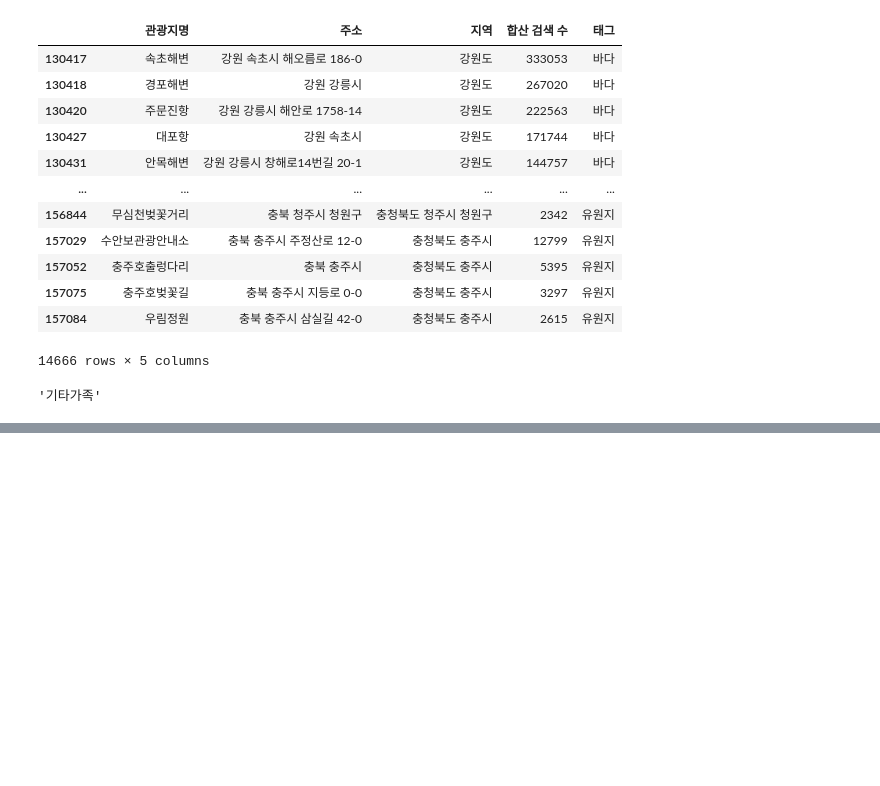
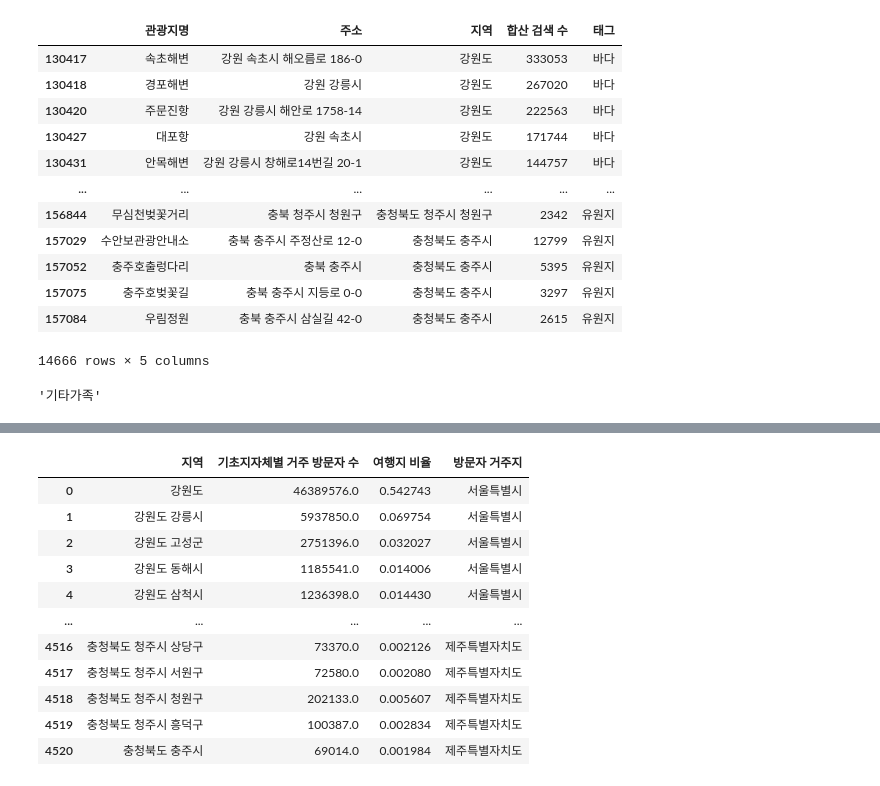
Before and after one commit to uowol/hanium_skbs_chatbot, a Jupyter notebook: develop/lab/js_lab.ipynb, the cells around one changed output, grey strips where cells are left out. Cells and saved outputs as stored; diff of their text form; code cells hidden in the pictures; blank space fills up the shorter version.

```diff
--- a/develop/lab/js_lab.ipynb
+++ b/develop/lab/js_lab.ipynb
@@ -1316,0 +1352,86 @@ pd.concat(temp_df_list, axis = 0)
+# %%
+i1 = []
+i2 = []
+i3 = []
+i4 = []
+i5 = []
+i6 = []
+i7 = []
+i8 = []
+i9 = []
+i10 = []
+i11 = []
+i12 = []
+i13 = []
+i14 = []
+i15 = []
+i16 = []
+i17 = []
+for r in start_region_df['방문자 거주지']:
+    i1.append(r.split(' ')[0] == '서울특별시')
+    i2.append(r.split(' ')[0] == '인천광역시')
+    i3.append(r.split(' ')[0] == '부산광역시')
+    i4.append(r.split(' ')[0] == '대구광역시')
+    i5.append(r.split(' ')[0] == '광주광역시')
+    i6.append(r.split(' ')[0] == '대전광역시')
+    i7.append(r.split(' ')[0] == '울산광역시')
+    i8.append(r.split(' ')[0] == '세종특별자치시')
+    i9.append(r.split(' ')[0] == '경기도')
+    i10.append(r.split(' ')[0] == '강원도')
+    i11.append(r.split(' ')[0] == '충청북도')
+    i12.append(r.split(' ')[0] == '충청남도')
+    i13.append(r.split(' ')[0] == '경상북도')
+    i14.append(r.split(' ')[0] == '경상남도')
+    i15.append(r.split(' ')[0] == '전라북도')
+    i16.append(r.split(' ')[0] == '전라남도')
+    i17.append(r.split(' ')[0] == '제주특별자치도')
+start_seoul = start_region_df[i1].groupby('지역').sum()
+start_seoul['방문자 거주지'] = ['서울특별시' for _ in range(len(start_seoul['여행지 비율']))]
+start_incheon = start_region_df[i2].groupby('지역').sum()
+start_incheon['방문자 거주지'] = ['인천광역시' for _ in range(len(start_incheon['여행지 비율']))]
+start_busan = start_region_df[i3].groupby('지역').sum()
+start_busan['방문자 거주지'] = ['부산광역시' for _ in range(len(start_busan['여행지 비율']))]
+start_daegu = start_region_df[i4].groupby('지역').sum()
+start_daegu['방문자 거주지'] = ['대구광역시' for _ in range(len(start_daegu['여행지 비율']))]
+start_gwangju = start_region_df[i5].groupby('지역').sum()
+start_gwangju['방문자 거주지'] = ['광주광역시' for _ in range(len(start_gwangju['여행지 비율']))]
+start_daejeon = start_region_df[i6].groupby('지역').sum()
+start_daejeon['방문자 거주지'] = ['대전광역시' for _ in range(len(start_daejeon['여행지 비율']))]
+start_ulsan = start_region_df[i7].groupby('지역').sum()
+start_ulsan['방문자 거주지'] = ['울산광역시' for _ in range(len(start_ulsan['여행지 비율']))]
+start_sejong = start_region_df[i8].groupby('지역').sum()
+start_sejong['방문자 거주지'] = ['세종특별자치시' for _ in range(len(start_sejong['여행지 비율']))]
+start_gyeongi = start_region_df[i9].groupby('지역').sum()
+start_gyeongi['방문자 거주지'] = ['경기도' for _ in range(len(start_gyeongi['여행지 비율']))]
+start_gangwon = start_region_df[i10].groupby('지역').sum()
+start_gangwon['방문자 거주지'] = ['강원도' for _ in range(len(start_gangwon['여행지 비율']))]
+start_choongbuk = start_region_df[i11].groupby('지역').sum()
+start_choongbuk['방문자 거주지'] = ['충청북도' for _ in range(len(start_choongbuk['여행지 비율']))]
+start_choongnam = start_region_df[i12].groupby('지역').sum()
+start_choongnam['방문자 거주지'] = ['충청남도' for _ in range(len(start_choongnam['여행지 비율']))]
+start_gyeongbuk = start_region_df[i13].groupby('지역').sum()
+start_gyeongbuk['방문자 거주지'] = ['경상북도' for _ in range(len(start_gyeongbuk['여행지 비율']))]
+start_gyeongnam = start_region_df[i14].groupby('지역').sum()
+start_gyeongnam['방문자 거주지'] = ['경상남도' for _ in range(len(start_gyeongnam['여행지 비율']))]
+start_jeonbuk = start_region_df[i15].groupby('지역').sum()
+start_jeonbuk['방문자 거주지'] = ['전라북도' for _ in range(len(start_jeonbuk['여행지 비율']))]
+start_jeonnam = start_region_df[i16].groupby('지역').sum()
+start_jeonnam['방문자 거주지'] = ['전라남도' for _ in range(len(start_jeonnam['여행지 비율']))]
+start_jeju = start_region_df[i17].groupby('지역').sum()
+start_jeju['방문자 거주지'] = ['제주특별자치도' for _ in range(len(start_jeju['여행지 비율']))]
+
+start_first = pd.concat([start_seoul,start_incheon,start_busan,start_daegu,start_gwangju,start_daejeon,start_ulsan,start_sejong,start_gyeongi,start_gangwon,start_choongbuk,start_choongnam,start_gyeongbuk,start_gyeongnam,start_jeonbuk,start_jeonnam,start_jeju], axis = 0).reset_index(drop=False)
+start_first
+# %% [output]
+|  | 지역 | 기초지자체별 거주 방문자 수 | 여행지 비율 | 방문자 거주지 |
+| 0 | 강원도 | 46389576.0 | 0.542743 | 서울특별시 |
+| 1 | 강원도 강릉시 | 5937850.0 | 0.069754 | 서울특별시 |
+| 2 | 강원도 고성군 | 2751396.0 | 0.032027 | 서울특별시 |
+| 3 | 강원도 동해시 | 1185541.0 | 0.014006 | 서울특별시 |
+| 4 | 강원도 삼척시 | 1236398.0 | 0.014430 | 서울특별시 |
+| ... | ... | ... | ... | ... |
+| 4516 | 충청북도 청주시 상당구 | 73370.0 | 0.002126 | 제주특별자치도 |
+| 4517 | 충청북도 청주시 서원구 | 72580.0 | 0.002080 | 제주특별자치도 |
+| 4518 | 충청북도 청주시 청원구 | 202133.0 | 0.005607 | 제주특별자치도 |
+| 4519 | 충청북도 청주시 흥덕구 | 100387.0 | 0.002834 | 제주특별자치도 |
+| 4520 | 충청북도 충주시 | 69014.0 | 0.001984 | 제주특별자치도 |
```
Also changed, not shown: parts of 20 cells of this notebook.
